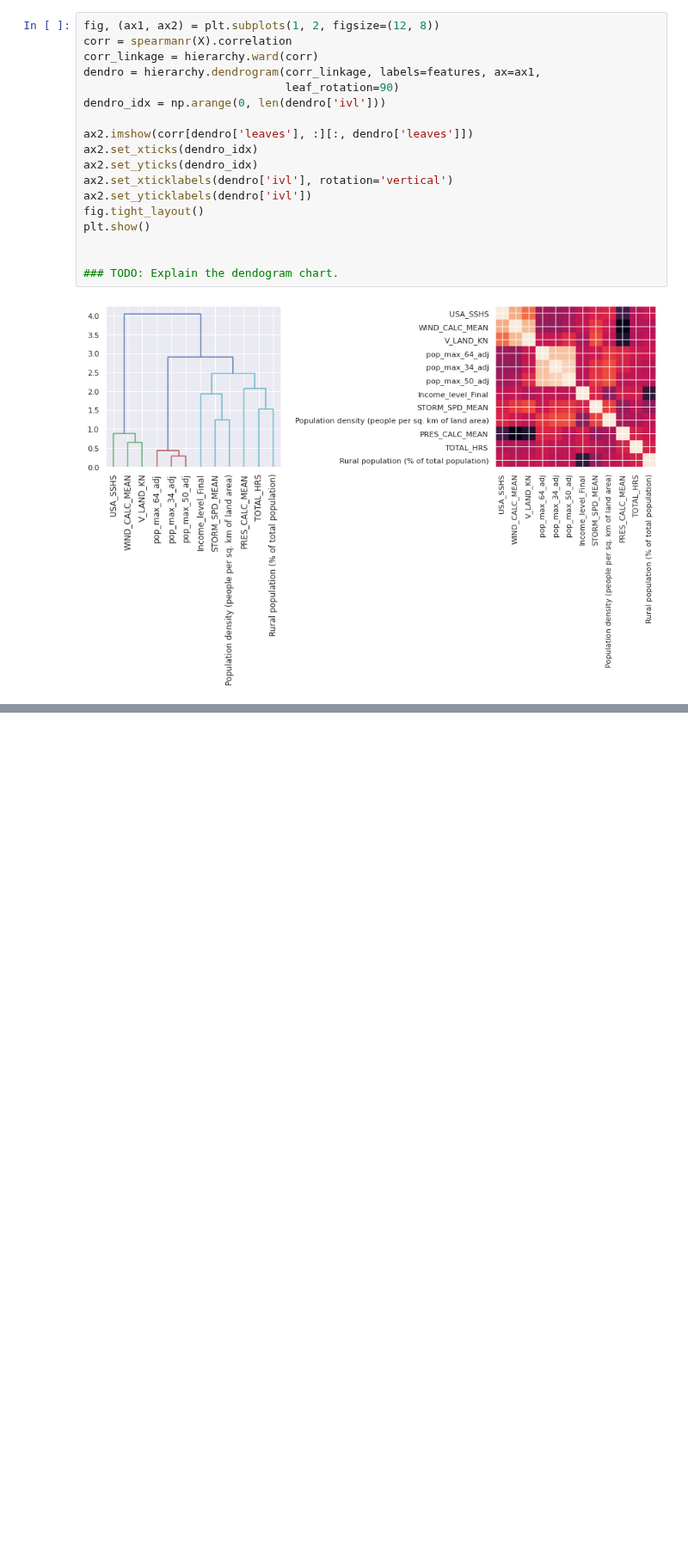
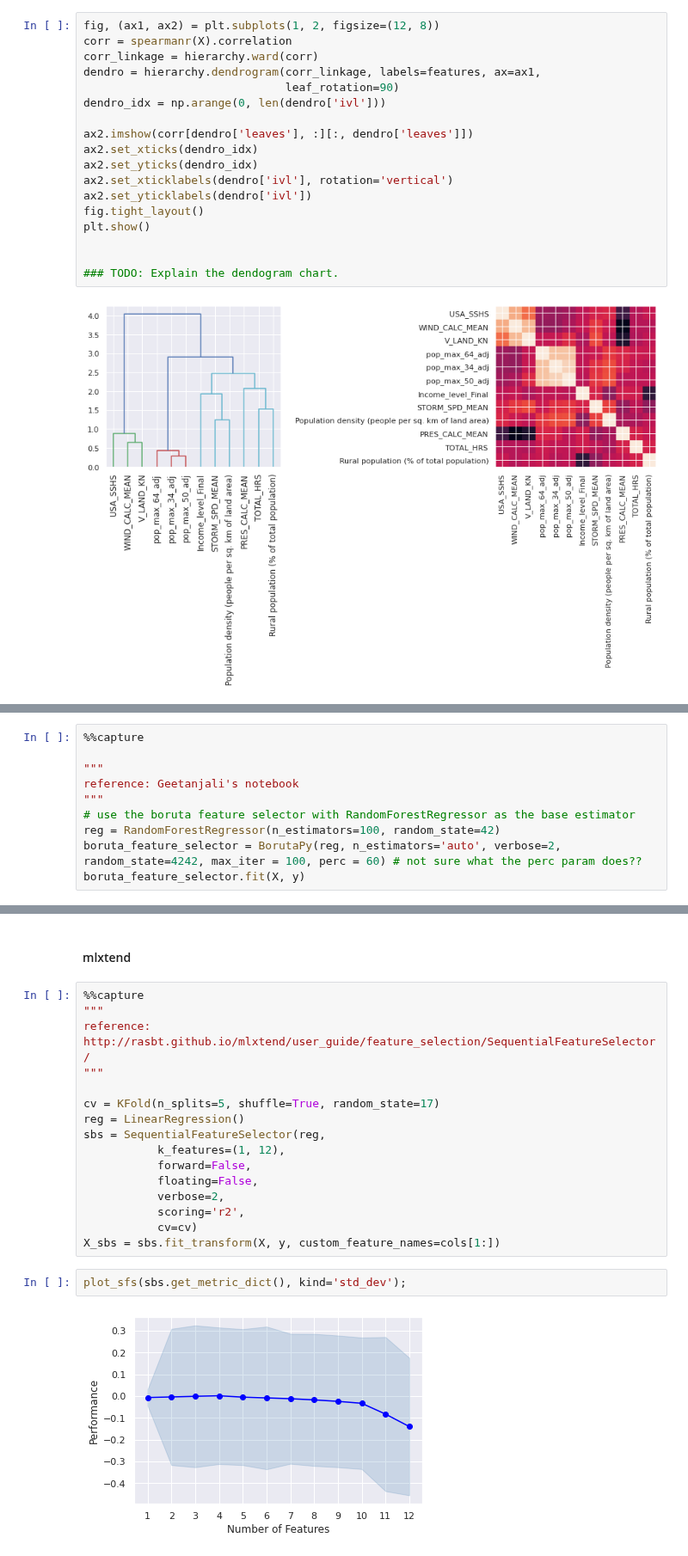
Before and after one commit to OmdenaAI/wfpdisrel, a Jupyter notebook: #task4-eda/cyclone-EDA.ipynb, the cells around one changed output, grey strips where cells are left out. Shown at 86% size. Drawn from its saved outputs; the diff is of its cells as text; blank space fills up the shorter version.

Commit message:
add comments and templates for boruta and mlxtend packages

```diff
--- a/#task4-eda/cyclone-EDA.ipynb
+++ b/#task4-eda/cyclone-EDA.ipynb
@@ -160,0 +186,10 @@ plt.show()
+# %%
+%%capture
+
+"""
+reference: Geetanjali's notebook
+"""
+# use the boruta feature selector with RandomForestRegressor as the base estimator
+reg = RandomForestRegressor(n_estimators=100, random_state=42)
+boruta_feature_selector = BorutaPy(reg, n_estimators='auto', verbose=2, random_state=4242, max_iter = 100, perc = 60) # not sure what the perc param does??
+boruta_feature_selector.fit(X, y)
@@ -160,0 +205,22 @@ plt.show()
+# %% [markdown]
+#### mlxtend
+# %%
+%%capture
+"""
+reference: http://rasbt.github.io/mlxtend/user_guide/feature_selection/SequentialFeatureSelector/
+"""
+
+cv = KFold(n_splits=5, shuffle=True, random_state=17)
+reg = LinearRegression()
+sbs = SequentialFeatureSelector(reg,
+           k_features=(1, 12),
+           forward=False,
+           floating=False,
+           verbose=2,
+           scoring='r2',
+           cv=cv)
+X_sbs = sbs.fit_transform(X, y, custom_feature_names=cols[1:])
+# %%
+plot_sfs(sbs.get_metric_dict(), kind='std_dev');
+# %% [output]
+[figure, added]
```
Also changed, not shown: parts of 12 cells of this notebook.
